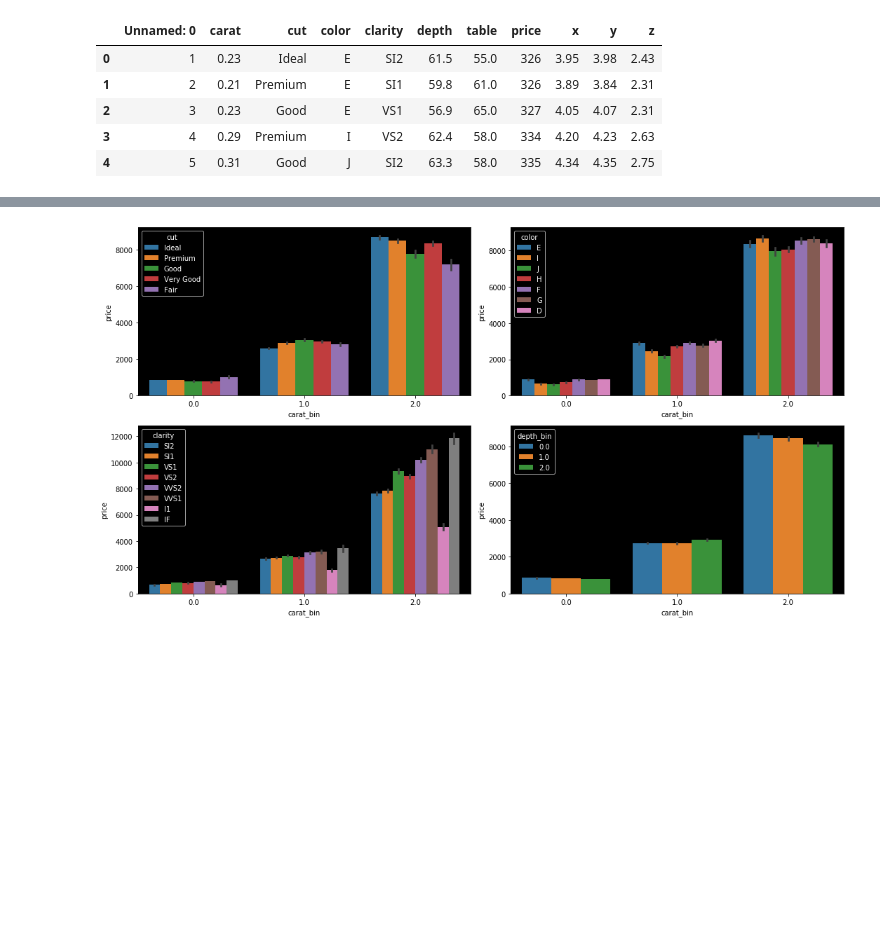
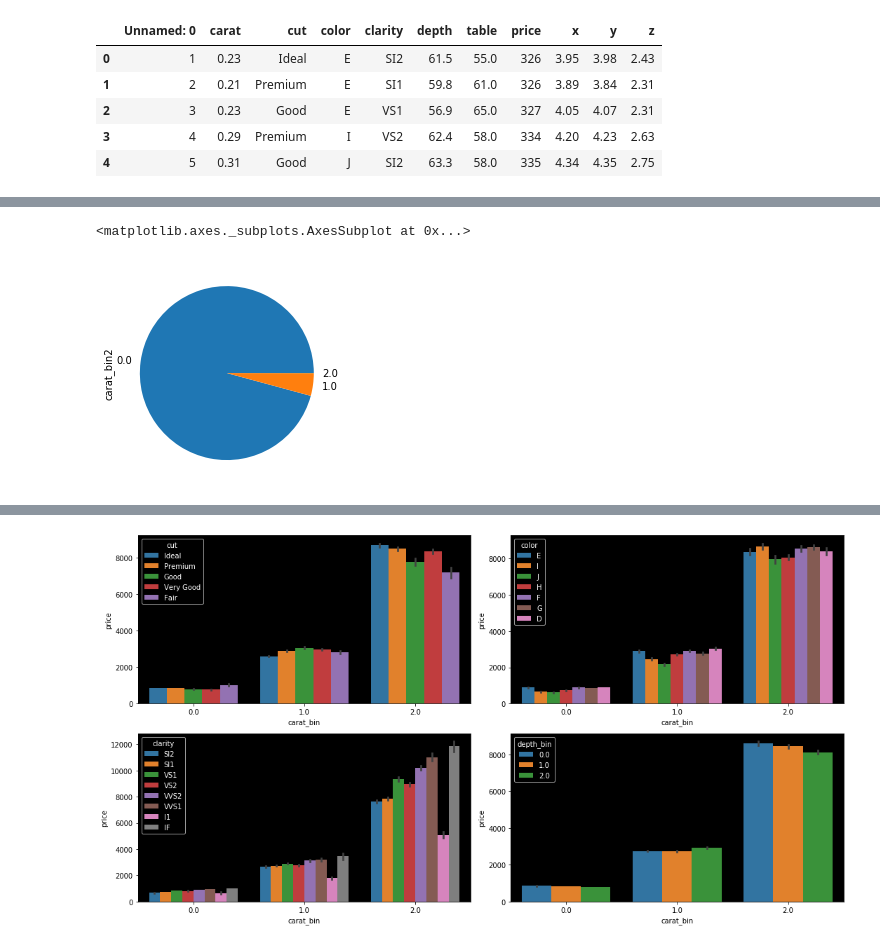
Before and after one commit to ArielJosephCohen/diamonds, a Jupyter notebook: EDA.ipynb, the cells around one changed output, grey strips where cells are left out. Cells and saved outputs as stored; diff of their text form; code cells hidden in the pictures; blank space fills up the shorter version.

```diff
--- a/EDA.ipynb
+++ b/EDA.ipynb
@@ -74,0 +92,5 @@ memory usage: 7.0+ MB
+# %%
+df.carat_bin2.value_counts().plot(kind='pie')
+# %% [output]
+<matplotlib.axes._subplots.AxesSubplot at 0x...>
+[figure, added]
```
Also changed, not shown: parts of 21 cells of this notebook, 1 other file.
